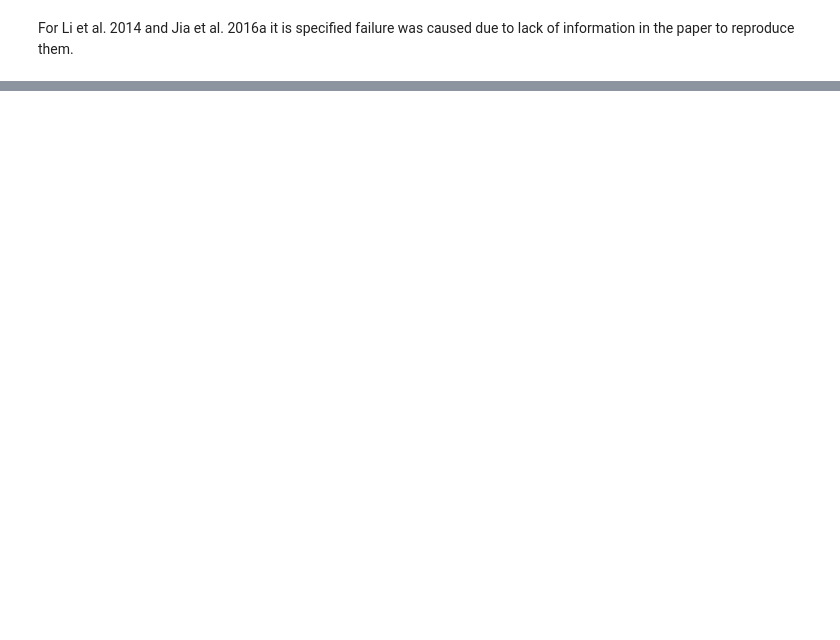
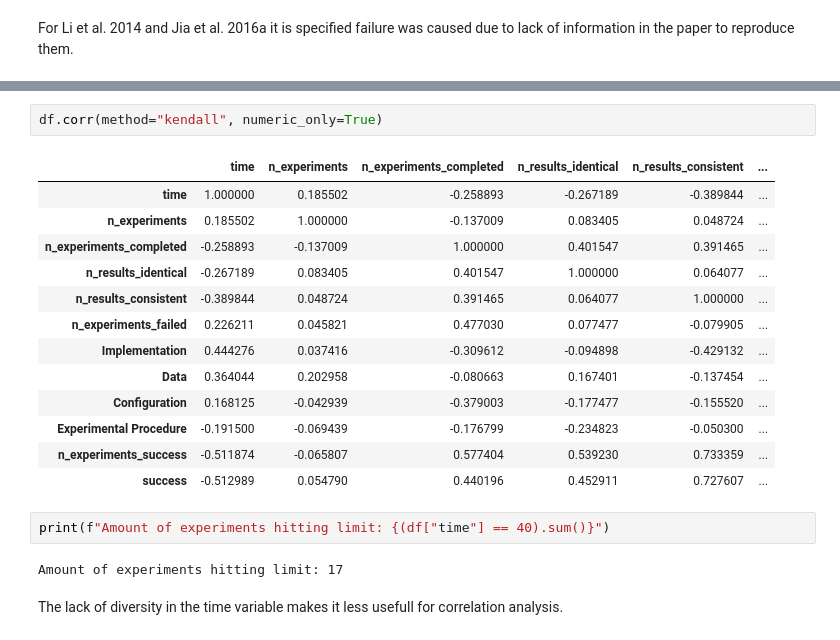
Before and after one commit to thijssnelleman/CostOfReproducibility, a Jupyter notebook: extra_reviews/gundersen_analysis.ipynb, the cells around one changed output, grey strips where cells are left out. Saved outputs shown, nothing was run; the diff lists cells and outputs as text; blank space fills up the shorter version.

Commit message:
analysis update

```diff
--- a/extra_reviews/gundersen_analysis.ipynb
+++ b/extra_reviews/gundersen_analysis.ipynb
@@ -262,0 +436,22 @@ For Li et al. 2014 and Jia et al. 2016a it is specified failure was caused due t
+# %%
+df.corr(method="kendall", numeric_only=True)
+# %% [output]
+|  | time | n_experiments | n_experiments_completed | n_results_identical | n_results_consistent | ... |
+| time | 1.000000 | 0.185502 | -0.258893 | -0.267189 | -0.389844 | ... |
+| n_experiments | 0.185502 | 1.000000 | -0.137009 | 0.083405 | 0.048724 | ... |
+| n_experiments_completed | -0.258893 | -0.137009 | 1.000000 | 0.401547 | 0.391465 | ... |
+| n_results_identical | -0.267189 | 0.083405 | 0.401547 | 1.000000 | 0.064077 | ... |
+| n_results_consistent | -0.389844 | 0.048724 | 0.391465 | 0.064077 | 1.000000 | ... |
+| n_experiments_failed | 0.226211 | 0.045821 | 0.477030 | 0.077477 | -0.079905 | ... |
+| Implementation | 0.444276 | 0.037416 | -0.309612 | -0.094898 | -0.429132 | ... |
+| Data | 0.364044 | 0.202958 | -0.080663 | 0.167401 | -0.137454 | ... |
+| Configuration | 0.168125 | -0.042939 | -0.379003 | -0.177477 | -0.155520 | ... |
+| Experimental Procedure | -0.191500 | -0.069439 | -0.176799 | -0.234823 | -0.050300 | ... |
+| n_experiments_success | -0.511874 | -0.065807 | 0.577404 | 0.539230 | 0.733359 | ... |
+| success | -0.512989 | 0.054790 | 0.440196 | 0.452911 | 0.727607 | ... |
+# %%
+print(f"Amount of experiments hitting limit: {(df["time"] == 40).sum()}")
+# %% [output]
+Amount of experiments hitting limit: 17
+# %% [markdown]
+The lack of diversity in the time variable makes it less usefull for correlation analysis.
```
Also changed, not shown: parts of 22 cells of this notebook.
